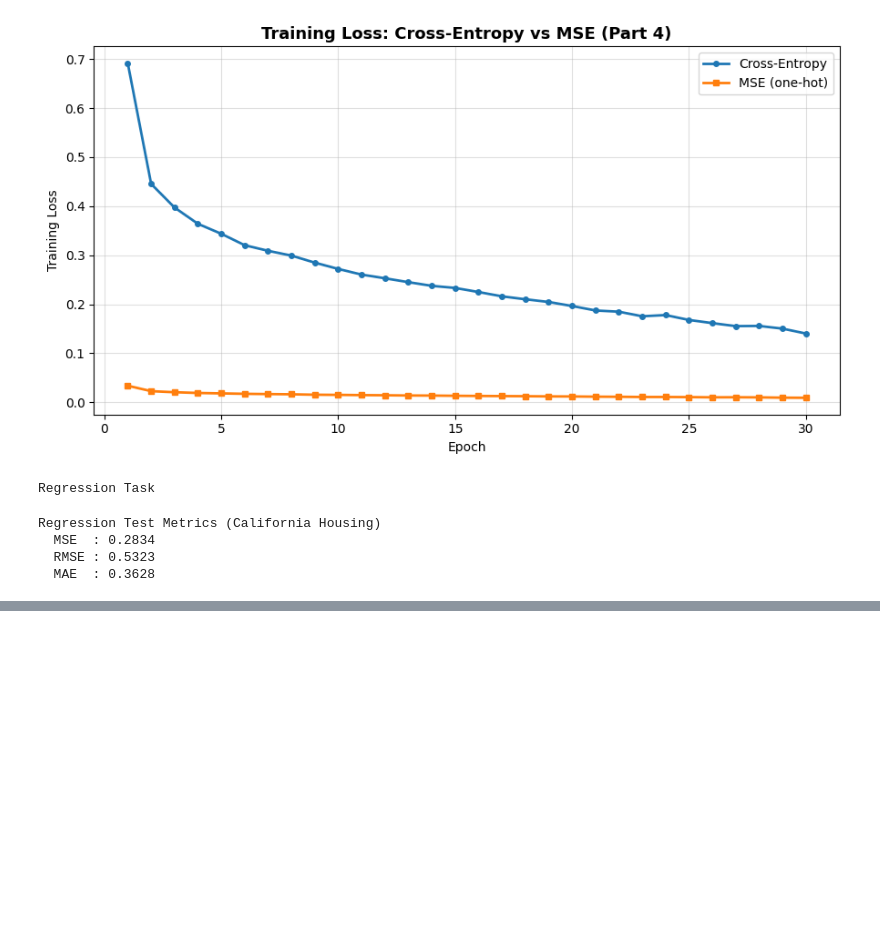
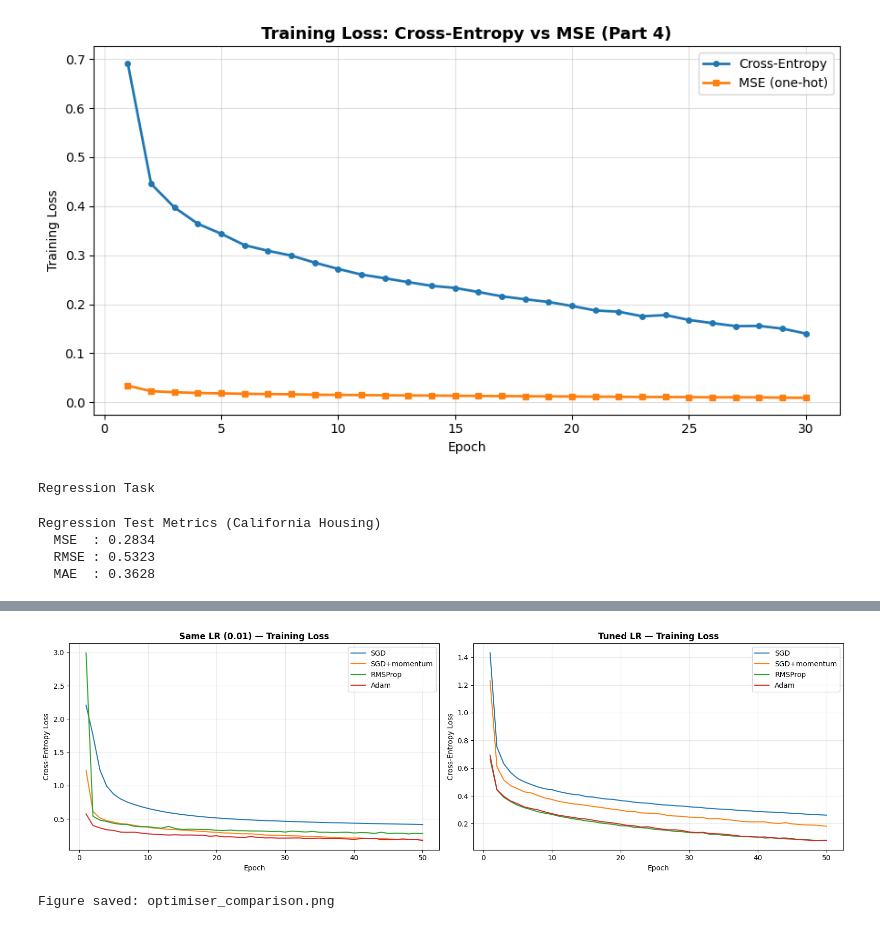
Before and after one commit to RaniaShoaib89/Fashion-MNIST-NN, a Jupyter notebook: A1.ipynb, the cells around one changed output, grey strips where cells are left out. Drawn from its saved outputs; the diff is of its cells as text; code cells hidden in the pictures; blank space fills up the shorter version.

```diff
--- a/A1.ipynb
+++ b/A1.ipynb
@@ -688,0 +853,25 @@ Regression Test Metrics (California Housing)
+# %%
+# Plot: training loss curves (Phase 2 — tuned LRs)
+fig, axes = plt.subplots(1, 2, figsize=(16, 5))
+epochs_axis = range(1, MAX_EPOCHS + 1)
+
+for ax, results, title in zip(
+    axes,
+    [results_p1, results_p2],
+    [f"Same LR ({COMMON_LR}) — Training Loss", "Tuned LR — Training Loss"]
+):
+    for r in results:
+        ax.plot(epochs_axis, r["losses"], label=r["name"])
+    ax.set_title(title, fontweight="bold")
+    ax.set_xlabel("Epoch")
+    ax.set_ylabel("Cross-Entropy Loss")
+    ax.legend()
+    ax.grid(alpha=0.3)
+
+plt.tight_layout()
+plt.savefig("optimiser_comparison.png", dpi=150)
+plt.show()
+print("Figure saved: optimiser_comparison.png")
+# %% [output]
+[figure, added]
+Figure saved: optimiser_comparison.png
```
Also changed, not shown: parts of 9 cells of this notebook.
